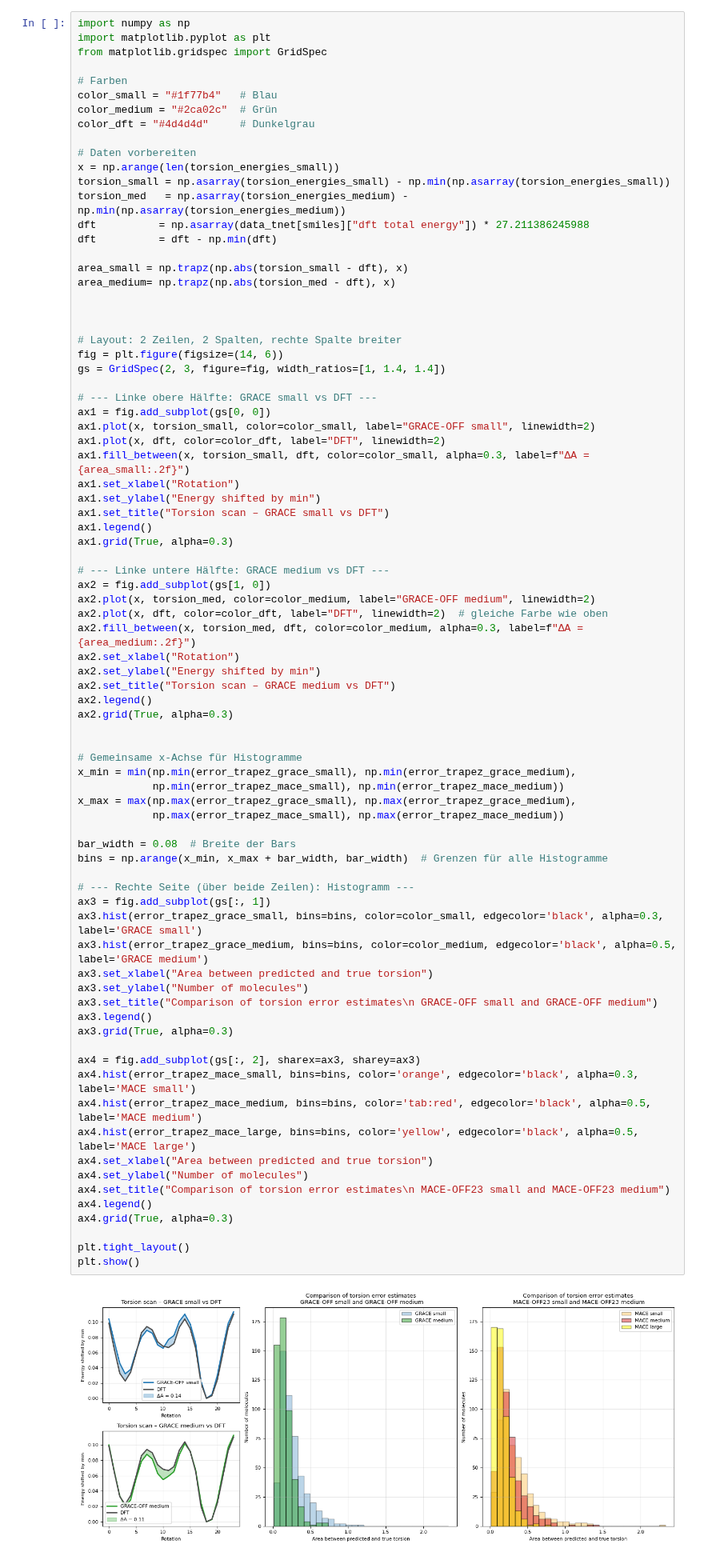
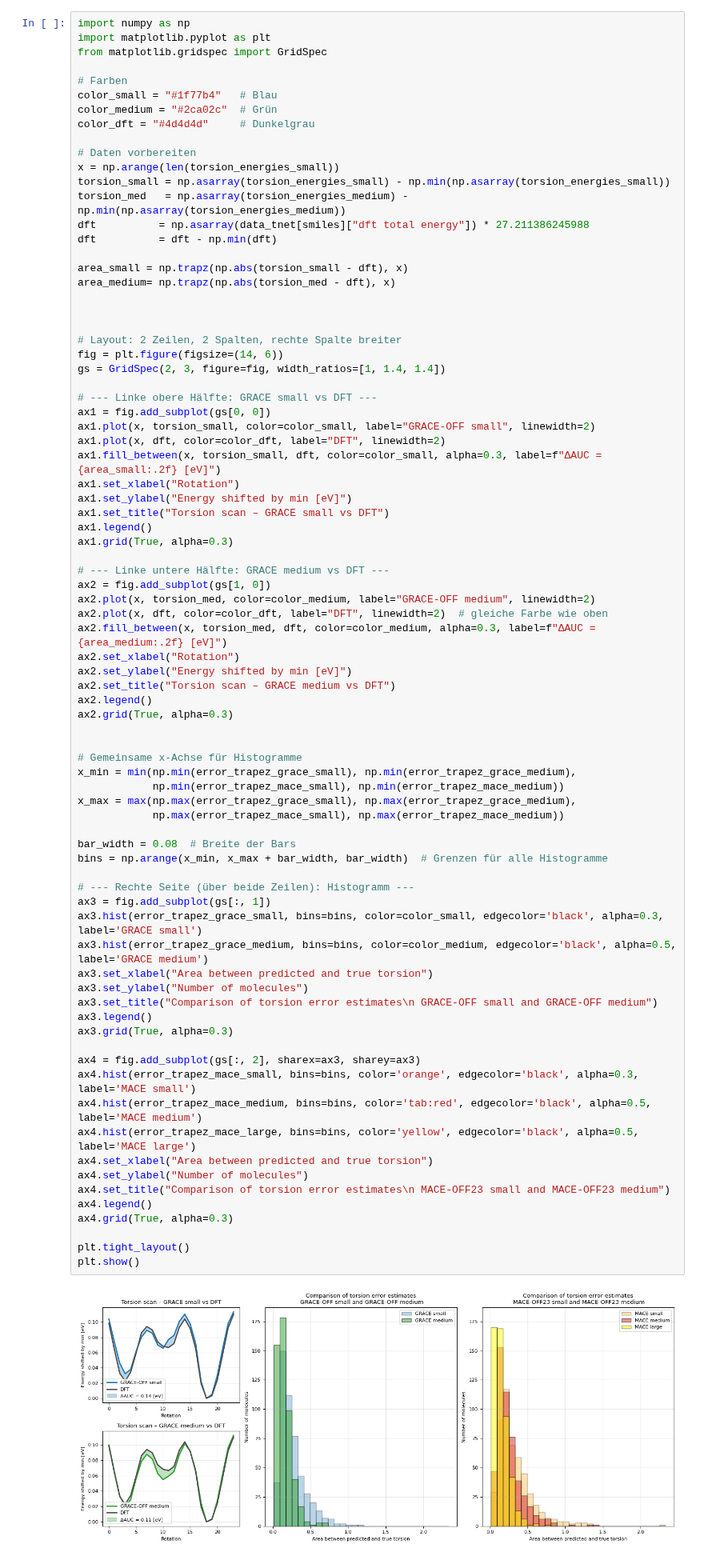
Before and after one commit to heid-lab/grace-off, a Jupyter notebook: analysis/torsions.ipynb, the cells around one changed output. Shown at 80% size. Saved outputs shown, nothing was run; the diff lists cells and outputs as text.

Commit message:
adding plots in torsion analysis notebook

```diff
--- a/analysis/torsions.ipynb
+++ b/analysis/torsions.ipynb
@@ -333,9 +333,9 @@ gs = GridSpec(2, 3, figure=fig, width_ratios=[1, 1.4, 1.4])
 ax1 = fig.add_subplot(gs[0, 0])
 ax1.plot(x, torsion_small, color=color_small, label="GRACE-OFF small", linewidth=2)
 ax1.plot(x, dft, color=color_dft, label="DFT", linewidth=2)
-ax1.fill_between(x, torsion_small, dft, color=color_small, alpha=0.3, label=f"ΔA = {area_small:.2f}")
+ax1.fill_between(x, torsion_small, dft, color=color_small, alpha=0.3, label=f"ΔAUC = {area_small:.2f} [eV]")
 ax1.set_xlabel("Rotation")
-ax1.set_ylabel("Energy shifted by min")
+ax1.set_ylabel("Energy shifted by min [eV]")
 ax1.set_title("Torsion scan – GRACE small vs DFT")
 ax1.legend()
 ax1.grid(True, alpha=0.3)
@@ -344,9 +344,9 @@ ax1.grid(True, alpha=0.3)
 ax2 = fig.add_subplot(gs[1, 0])
 ax2.plot(x, torsion_med, color=color_medium, label="GRACE-OFF medium", linewidth=2)
 ax2.plot(x, dft, color=color_dft, label="DFT", linewidth=2)  # gleiche Farbe wie oben
-ax2.fill_between(x, torsion_med, dft, color=color_medium, alpha=0.3, label=f"ΔA = {area_medium:.2f}")
+ax2.fill_between(x, torsion_med, dft, color=color_medium, alpha=0.3, label=f"ΔAUC = {area_medium:.2f} [eV]")
 ax2.set_xlabel("Rotation")
-ax2.set_ylabel("Energy shifted by min")
+ax2.set_ylabel("Energy shifted by min [eV]")
 ax2.set_title("Torsion scan – GRACE medium vs DFT")
 ax2.legend()
 ax2.grid(True, alpha=0.3)
@@ -357,34 +357,34 @@ x_min = min(np.min(error_trapez_grace_small), np.min(error_trapez_grace_medium),
             np.min(error_trapez_mace_small), np.min(error_trapez_mace_medium))
 x_max = max(np.max(error_trapez_grace_small), np.max(error_trapez_grace_medium),
             np.max(error_trapez_mace_small), np.max(error_trapez_mace_medium))
 
 bar_width = 0.08  # Breite der Bars
 bins = np.arange(x_min, x_max + bar_width, bar_width)  # Grenzen für alle Histogramme
 
 # --- Rechte Seite (über beide Zeilen): Histogramm ---
 ax3 = fig.add_subplot(gs[:, 1])
 ax3.hist(error_trapez_grace_small, bins=bins, color=color_small, edgecolor='black', alpha=0.3, label='GRACE small')
 ax3.hist(error_trapez_grace_medium, bins=bins, color=color_medium, edgecolor='black', alpha=0.5, label='GRACE medium')
 ax3.set_xlabel("Area between predicted and true torsion")
 ax3.set_ylabel("Number of molecules")
 ax3.set_title("Comparison of torsion error estimates\n GRACE-OFF small and GRACE-OFF medium")
 ax3.legend()
 ax3.grid(True, alpha=0.3)
 
 ax4 = fig.add_subplot(gs[:, 2], sharex=ax3, sharey=ax3)
 ax4.hist(error_trapez_mace_small, bins=bins, color='orange', edgecolor='black', alpha=0.3, label='MACE small')
 ax4.hist(error_trapez_mace_medium, bins=bins, color='tab:red', edgecolor='black', alpha=0.5, label='MACE medium')
 ax4.hist(error_trapez_mace_large, bins=bins, color='yellow', edgecolor='black', alpha=0.5, label='MACE large')
 ax4.set_xlabel("Area between predicted and true torsion")
 ax4.set_ylabel("Number of molecules")
 ax4.set_title("Comparison of torsion error estimates\n MACE-OFF23 small and MACE-OFF23 medium")
 ax4.legend()
 ax4.grid(True, alpha=0.3)
 
 plt.tight_layout()
 plt.show()
 # %% [output]
-[figure, old version]
+[figure, new version]
 # %%
 symbols = [chemical_symbols[int(z)] for z in Z]
 dft_energies = data[key]["dft total energy"][:] * 27.211386245988
```
